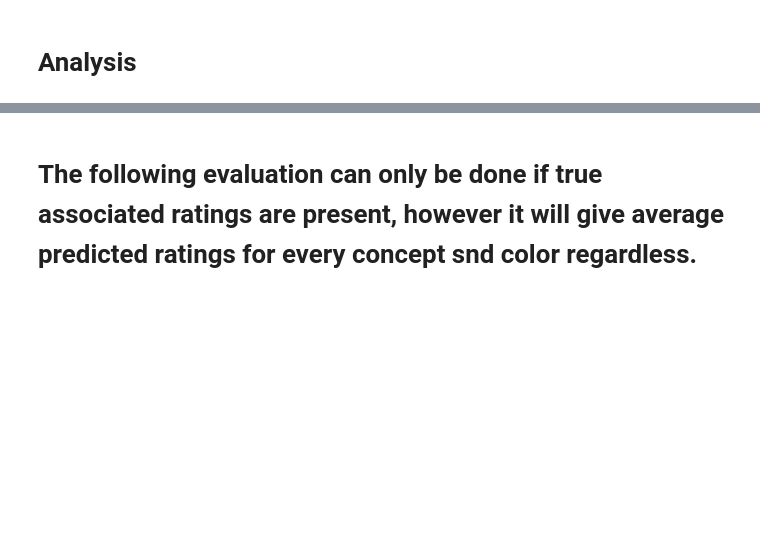
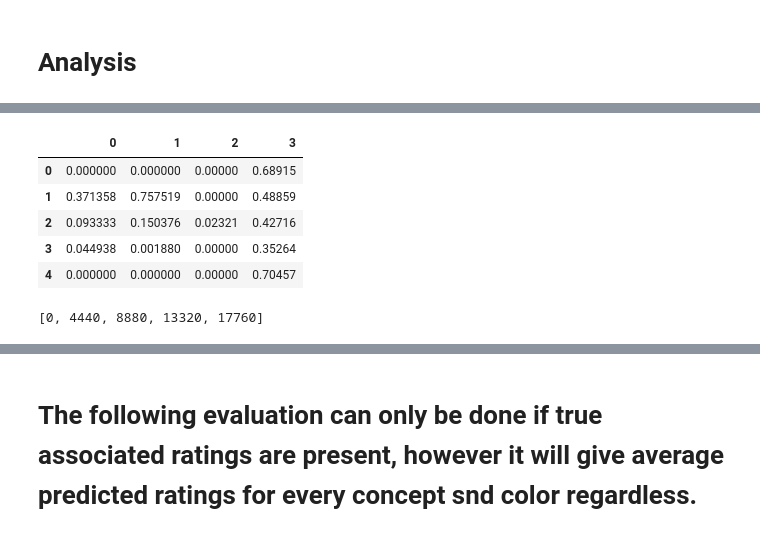
Before and after one commit to Raginii/Color-Concept-Associations-using-Google-Images, a Jupyter notebook: testNewConcepts.ipynb, the cells around one changed output, grey strips where cells are left out. Drawn from its saved outputs; the diff is of its cells as text; code cells hidden in the pictures; blank space fills up the shorter version.

```diff
--- a/testNewConcepts.ipynb
+++ b/testNewConcepts.ipynb
@@ -367,3 +368,12 @@ len(Q)
+# %%
+df.head()
+# %% [output]
+|  | 0 | 1 | 2 | 3 |
+| 0 | 0.000000 | 0.000000 | 0.00000 | 0.68915 |
+| 1 | 0.371358 | 0.757519 | 0.00000 | 0.48859 |
+| 2 | 0.093333 | 0.150376 | 0.02321 | 0.42716 |
+| 3 | 0.044938 | 0.001880 | 0.00000 | 0.35264 |
+| 4 | 0.000000 | 0.000000 | 0.00000 | 0.70457 |
 # %%
 if trueRatingsPresent == True:
     Xtest = np.column_stack([np.ones((len(Q),1)), Q[:,:-1]])
@@ -371,6 +381,10 @@ if trueRatingsPresent == True:
 else:
     # Since there are no true ratings present, we don't have ytest.
     Xtest = np.column_stack([np.ones((len(Q),1)), Q])
+# %%
+strtInd
+# %% [output]
+[0, 4440, 8880, 13320, 17760]
 # %%
 y_predAll = Xtest.dot(weights)
 # %%
```
Also changed, not shown: parts of 15 cells of this notebook.
